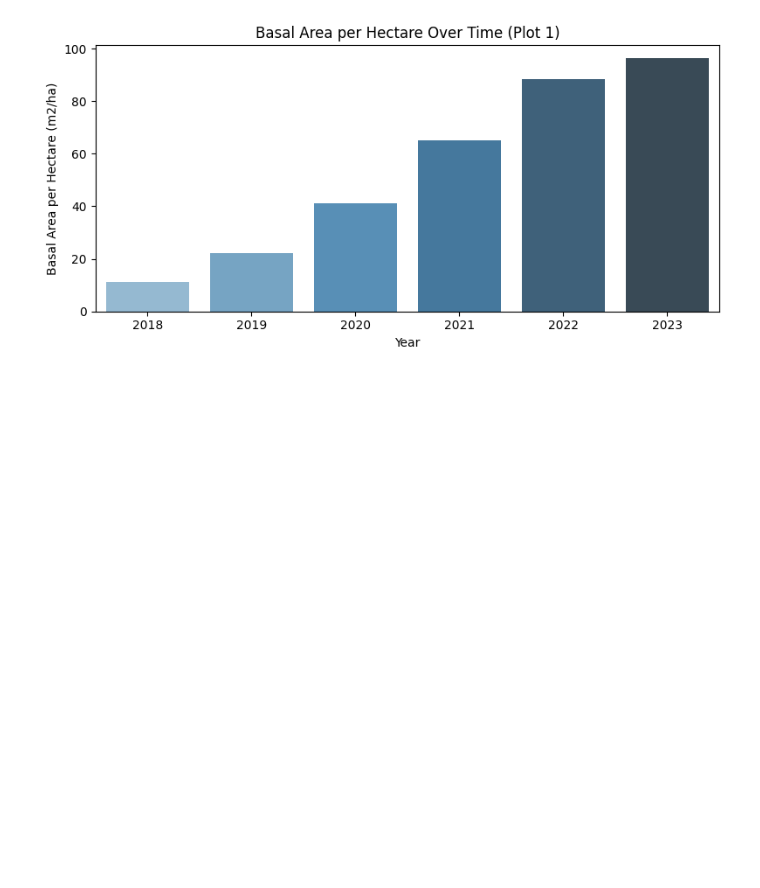
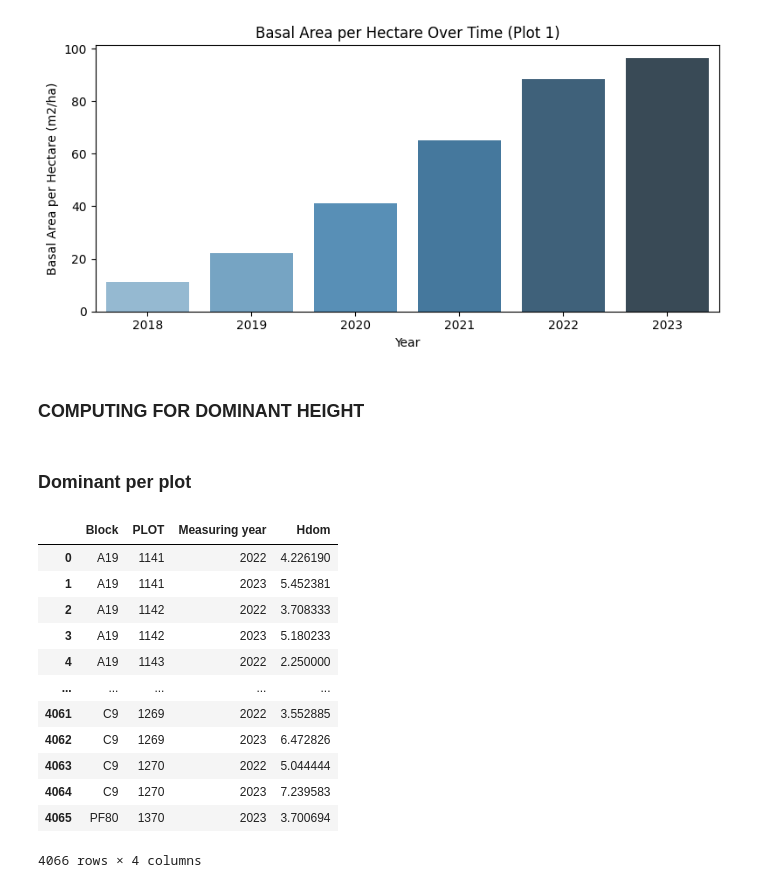
Before and after one commit to ds-gowusu/tree_growth_analytics, a Jupyter notebook: tree_growth_analysis.ipynb, the cells around one changed output. Drawn from its saved outputs; the diff is of its cells as text; code cells hidden in the pictures; blank space fills up the shorter version.

Commit message:
computed dominant height per plot and measuring year

```diff
--- a/tree_growth_analysis.ipynb
+++ b/tree_growth_analysis.ipynb
@@ -526,3 +528,36 @@ Passing `palette` without assigning `hue` is deprecated and will be removed in v
 
   sns.barplot(data=ba_by_plot, x='Measuring year', y='ba_per_ha', palette='Blues_d')
 [figure]
+# %% [markdown]
+### COMPUTING FOR DOMINANT HEIGHT
+# %%
+dom_df =  df[['Block', 'PLOT', 'TREE NR', 'H (m)', 'DBH (cm)', 'Plot size (ha)', 'Measuring year']]
+# %% [markdown]
+### Dominant per plot
+# %%
+PLOT_SIZE_HA = 0.0729
+TREES_PER_HA = 100
+DOMINANT_COUNT = int(PLOT_SIZE_HA * TREES_PER_HA)
+
+# Hart Dominant Height
+def hart_dominant_height(group):
+    top_trees = group.sort_values(by='DBH (cm)', ascending=False)
+    return top_trees['H (m)'].mean()
+
+dominant_height = dom_df.groupby(['Block', 'PLOT', 'Measuring year']).apply(hart_dominant_height).reset_index(name="Hdom")
+# %%
+dominant_height
+# %% [output]
+|  | Block | PLOT | Measuring year | Hdom |
+| 0 | A19 | 1141 | 2022 | 4.226190 |
+| 1 | A19 | 1141 | 2023 | 5.452381 |
+| 2 | A19 | 1142 | 2022 | 3.708333 |
+| 3 | A19 | 1142 | 2023 | 5.180233 |
+| 4 | A19 | 1143 | 2022 | 2.250000 |
+| ... | ... | ... | ... | ... |
+| 4061 | C9 | 1269 | 2022 | 3.552885 |
+| 4062 | C9 | 1269 | 2023 | 6.472826 |
+| 4063 | C9 | 1270 | 2022 | 5.044444 |
+| 4064 | C9 | 1270 | 2023 | 7.239583 |
+| 4065 | PF80 | 1370 | 2023 | 3.700694 |
+4066 rows × 4 columns
```
Also changed, not shown: parts of 2 cells of this notebook.
